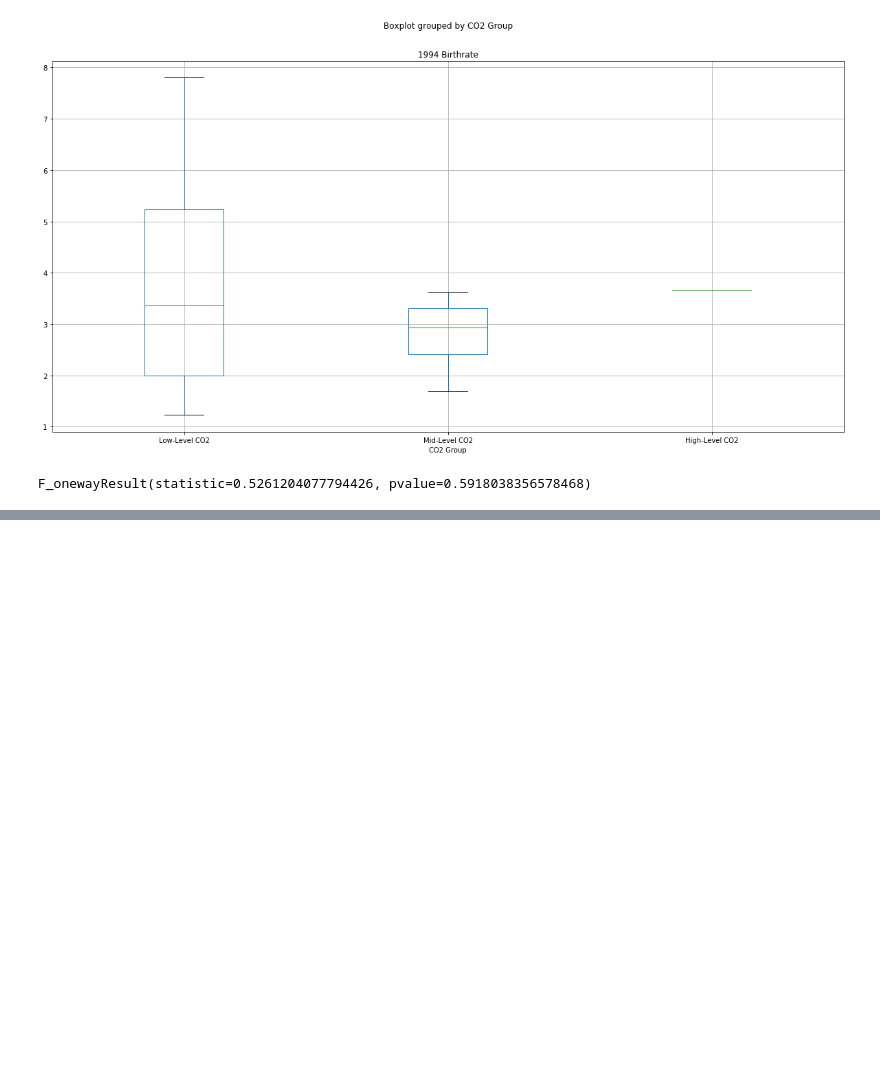
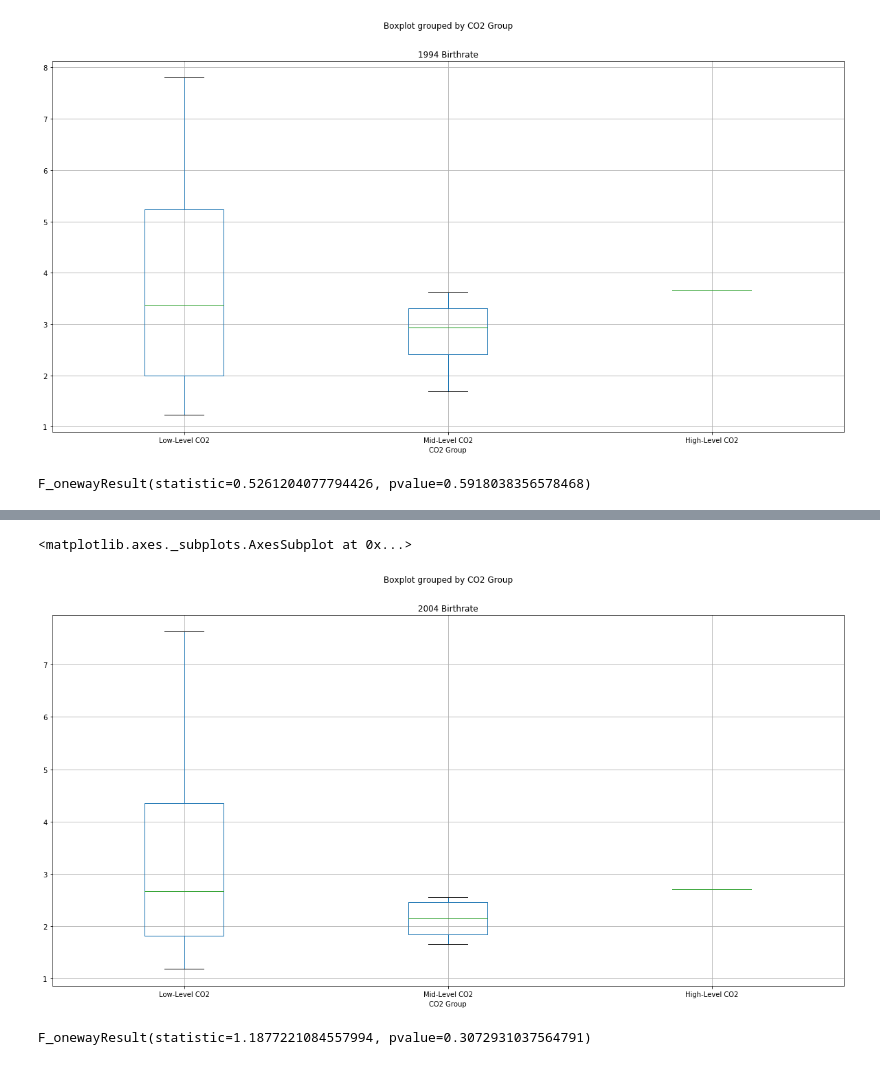
Before and after one commit to VallieTracy/project-one, a Jupyter notebook: Team_Awesome_Project_1.ipynb, the cells around one changed output, grey strips where cells are left out. Saved outputs shown, nothing was run; the diff lists cells and outputs as text; code cells hidden in the pictures; blank space fills up the shorter version.

Commit message:
completed anova for 2004 and 2014

```diff
--- a/Team_Awesome_Project_1.ipynb
+++ b/Team_Awesome_Project_1.ipynb
@@ -730,0 +741,9 @@ df_2004.describe()
+# %%
+#try binning on the 2004 df
+#group by co2 emissions <=18.87, (18.87, 37.74], > 37.74
+
+#create bins to place the carbon emissions
+bins = [0, 18.87, 37.74, 56.7]
+
+#create labels for the bins
+group_labels = ["Low-Level CO2", "Mid-Level CO2", "High-Level CO2"]
@@ -730,0 +761,4 @@ df_2004.describe()
+# %%
+#place the data series into a new column inside of the DataFrame
+df_2004["CO2 Group"] = pd.cut(df_2004["2004 CO2 Emissions"], bins, labels=group_labels)
+df_2004
@@ -730,0 +779,8 @@ df_2004.describe()
+# %%
+#try running ANOVA on the above dataframe
+
+#create a boxplot to compare means
+df_2004.boxplot("2004 Birthrate", by="CO2 Group", figsize=(20, 10))
+# %% [output]
+<matplotlib.axes._subplots.AxesSubplot at 0x...>
+[figure, added]
@@ -731,2 +792,7 @@ df_2004.describe()
+# %%
+#perform the anova
+stats.f_oneway(group1, group2, group3)
+# %% [output]
+F_onewayResult(statistic=1.1877221084557994, pvalue=0.3072931037564791)
 # %%
 df_2014.describe()
```
Also changed, not shown: parts of 11 cells of this notebook.
